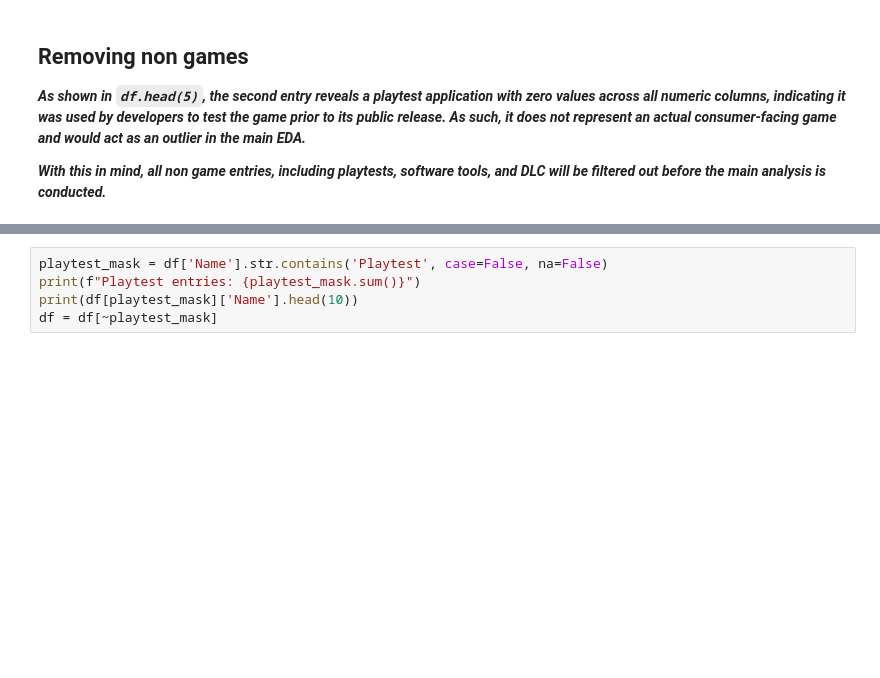
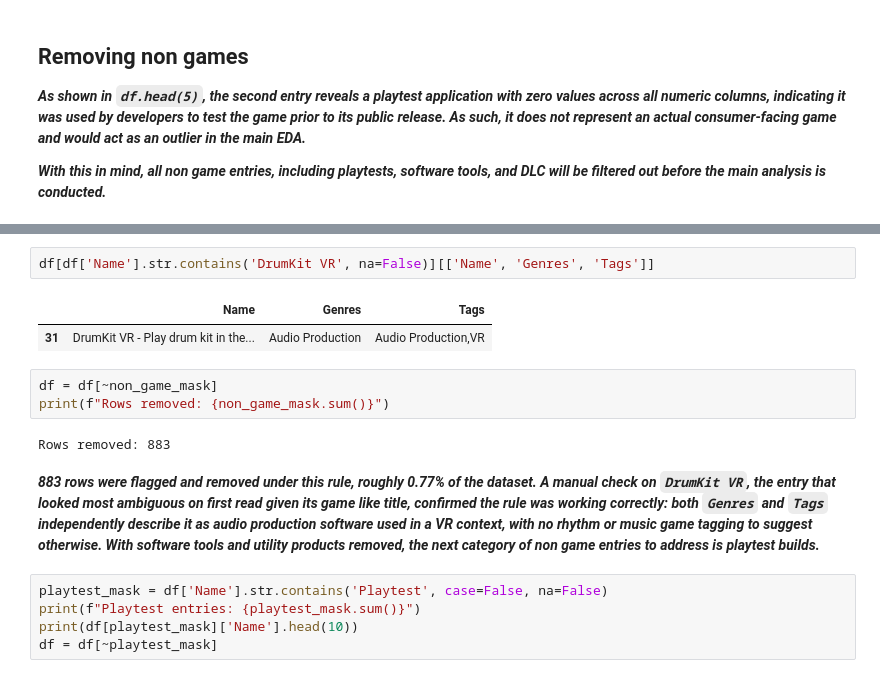
Before and after one commit to haoran-png/Predicting-Video-Game-Commercial-Success-on-Steam, a Jupyter notebook: notebook/02_cleaning_initial.ipynb, the cells around one changed output, grey strips where cells are left out. Drawn from its saved outputs; the diff is of its cells as text; blank space fills up the shorter version.

Commit message:
software tools removal

```diff
--- a/notebook/02_cleaning_initial.ipynb
+++ b/notebook/02_cleaning_initial.ipynb
@@ -213,3 +255,15 @@ nan
+# %%
+df[df['Name'].str.contains('DrumKit VR', na=False)][['Name', 'Genres', 'Tags']]
+# %% [output]
+|  | Name | Genres | Tags |
+| 31 | DrumKit VR - Play drum kit in the... | Audio Production | Audio Production,VR |
+# %%
+df = df[~non_game_mask]
+print(f"Rows removed: {non_game_mask.sum()}")
+# %% [output]
+Rows removed: 883
+# %% [markdown]
+***883 rows were flagged and removed under this rule, roughly 0.77% of the dataset. A manual check on `DrumKit VR`, the entry that looked most ambiguous on first read given its game like title, confirmed the rule was working correctly: both `Genres` and `Tags` independently describe it as audio production software used in a VR context, with no rhythm or music game tagging to suggest otherwise. With software tools and utility products removed, the next category of non game entries to address is playtest builds.***
 # %%
 playtest_mask = df['Name'].str.contains('Playtest', case=False, na=False)
 print(f"Playtest entries: {playtest_mask.sum()}")
```
Also changed, not shown: parts of 15 cells of this notebook.
